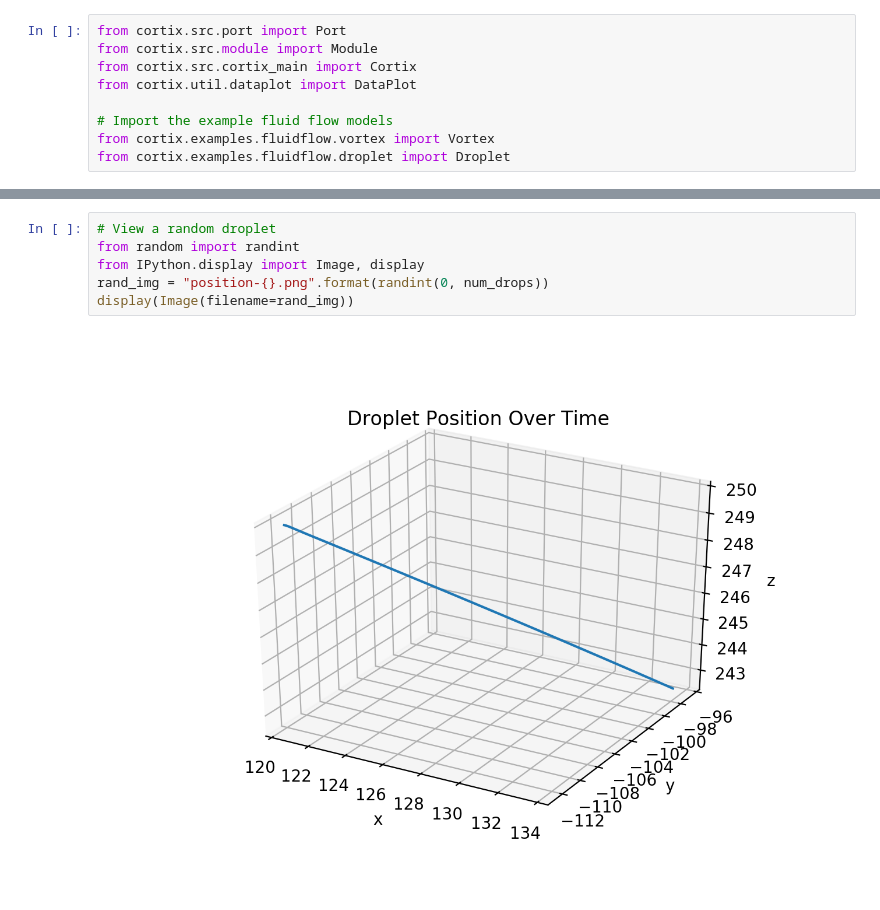
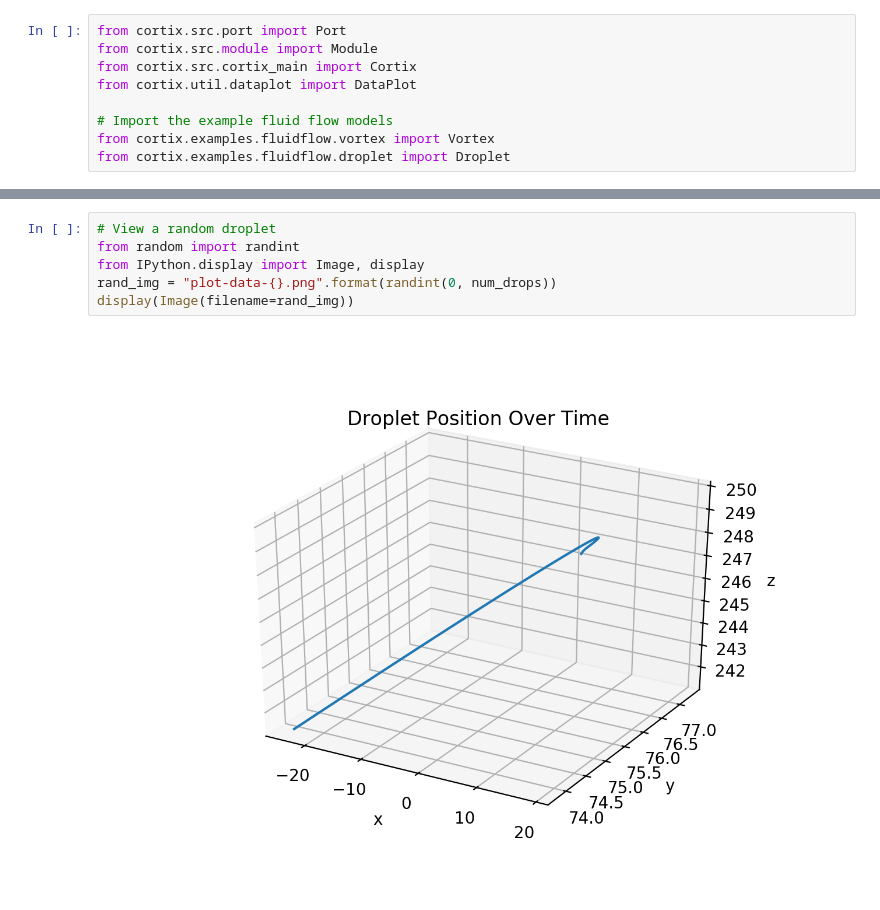
Before and after one commit to dpploy/cortix, a Jupyter notebook: cortix/examples/fluidflow/run_droplet.ipynb, the cells around one changed output, grey strips where cells are left out. Saved outputs shown, nothing was run; the diff lists cells and outputs as text.

```diff
--- a/cortix/examples/fluidflow/run_droplet.ipynb
+++ b/cortix/examples/fluidflow/run_droplet.ipynb
@@ -74,8 +69,8 @@ KeyboardInterrupt
 # %%
 # View a random droplet
 from random import randint
 from IPython.display import Image, display
-rand_img = "position-{}.png".format(randint(0, num_drops))
+rand_img = "plot-data-{}.png".format(randint(0, num_drops))
 display(Image(filename=rand_img))
 # %% [output]
-[figure, old version]
+[figure, new version]
```
Also changed, not shown: parts of 3 cells of this notebook.
